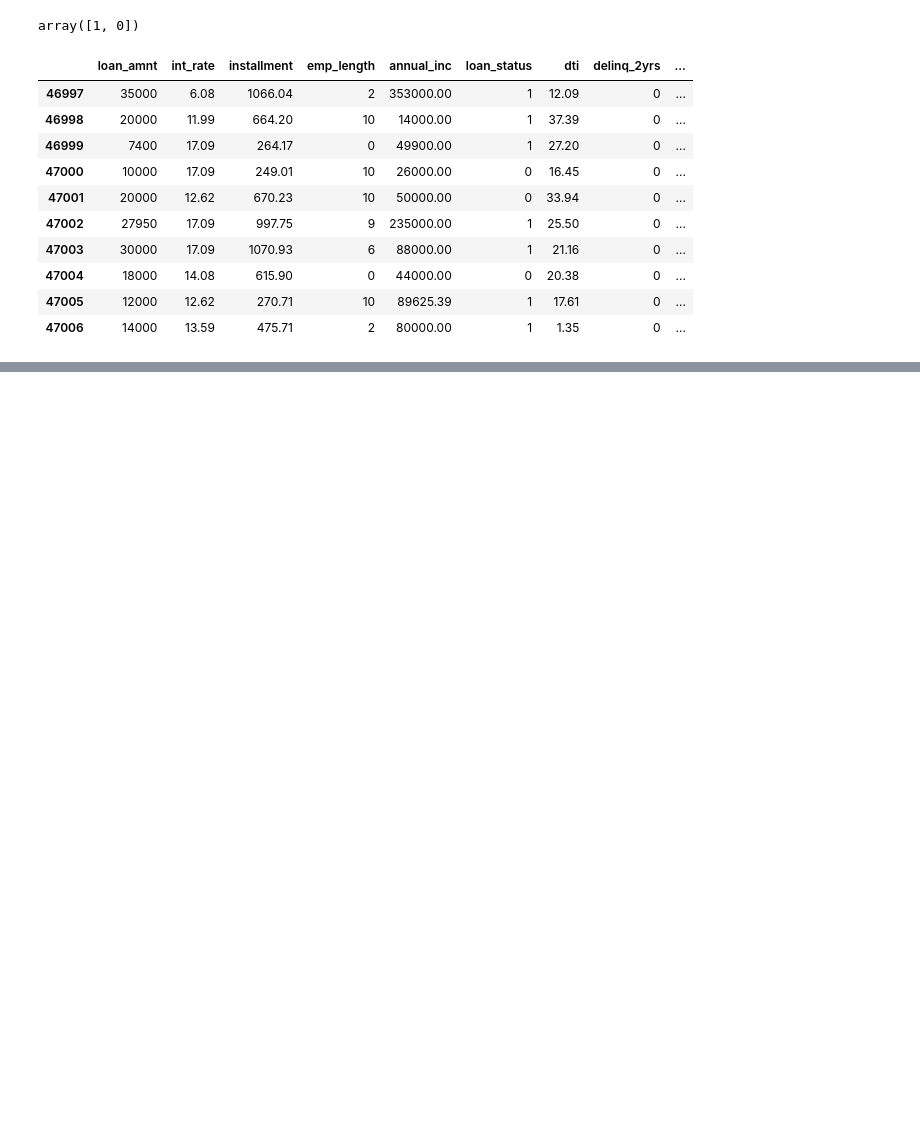
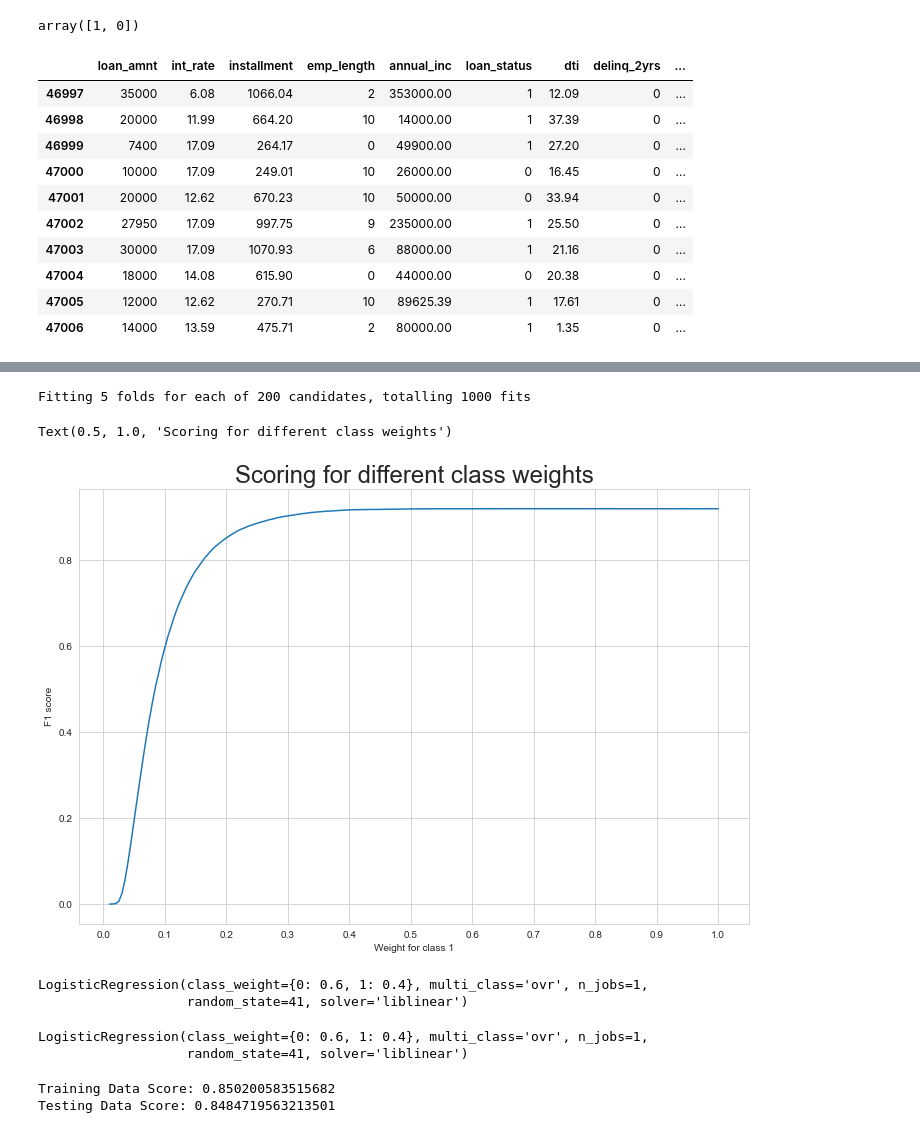
Before and after one commit to Thgiliwt/Final-Project---Lending-Club, a Jupyter notebook: Echo_part/logistic regression.ipynb, the cells around one changed output, grey strips where cells are left out. Saved outputs shown, nothing was run; the diff lists cells and outputs as text; code cells hidden in the pictures; blank space fills up the shorter version.

```diff
--- a/Echo_part/logistic regression.ipynb
+++ b/Echo_part/logistic regression.ipynb
@@ -46,0 +92,47 @@ data.tail(10)
+# %%
+lr = LogisticRegression(solver='liblinear')
+
+#Setting the range for class weights
+weights = np.linspace(0.0,0.99,200)
+
+#Creating a dictionary grid for grid search
+param_grid = {'class_weight': [{0:x, 1:1.0-x} for x in weights]}
+
+#Fitting grid search to the train data with 5 folds
+gridsearch = GridSearchCV(estimator= lr,
+                          param_grid= param_grid,
+                          cv=StratifiedKFold(),
+                          n_jobs=-1,
+                          scoring='f1',
+                          verbose=2).fit(X_train_lr,y_train_lr)
+
+#Ploting the score for different values of weight
+sns.set_style('whitegrid')
+plt.figure(figsize=(12,8))
+weigh_data = pd.DataFrame({ 'score': gridsearch.cv_results_['mean_test_score'], 'weight': (1- weights)})
+sns.lineplot(weigh_data['weight'], weigh_data['score'])
+plt.xlabel('Weight for class 1')
+plt.ylabel('F1 score')
+plt.xticks([round(i/10,1) for i in range(0,11,1)])
+plt.title('Scoring for different class weights', fontsize=24)
+# %% [output]
+Fitting 5 folds for each of 200 candidates, totalling 1000 fits
+Text(0.5, 1.0, 'Scoring for different class weights')
+[figure, added]
+# %%
+classifier = LogisticRegression(C=1.0, class_weight={0: 0.6, 1: 0.4}, dual=False, fit_intercept=True, intercept_scaling=1, max_iter=100,multi_class='ovr',n_jobs=1,penalty='l2',random_state=41,solver='liblinear',tol=0.0001,verbose=0,warm_start=False)
+classifier
+# %% [output]
+LogisticRegression(class_weight={0: 0.6, 1: 0.4}, multi_class='ovr', n_jobs=1,
+                   random_state=41, solver='liblinear')
+# %%
+classifier.fit(X_train_lr, y_train_lr)
+# %% [output]
+LogisticRegression(class_weight={0: 0.6, 1: 0.4}, multi_class='ovr', n_jobs=1,
+                   random_state=41, solver='liblinear')
+# %%
+print(f"Training Data Score: {classifier.score(X_train_lr, y_train_lr)}")
+print(f"Testing Data Score: {classifier.score(X_test_lr, y_test_lr)}")
+# %% [output]
+Training Data Score: 0.850200583515682
+Testing Data Score: 0.8484719563213501
```
Also changed, not shown: parts of 6 cells of this notebook, 1 other file.
